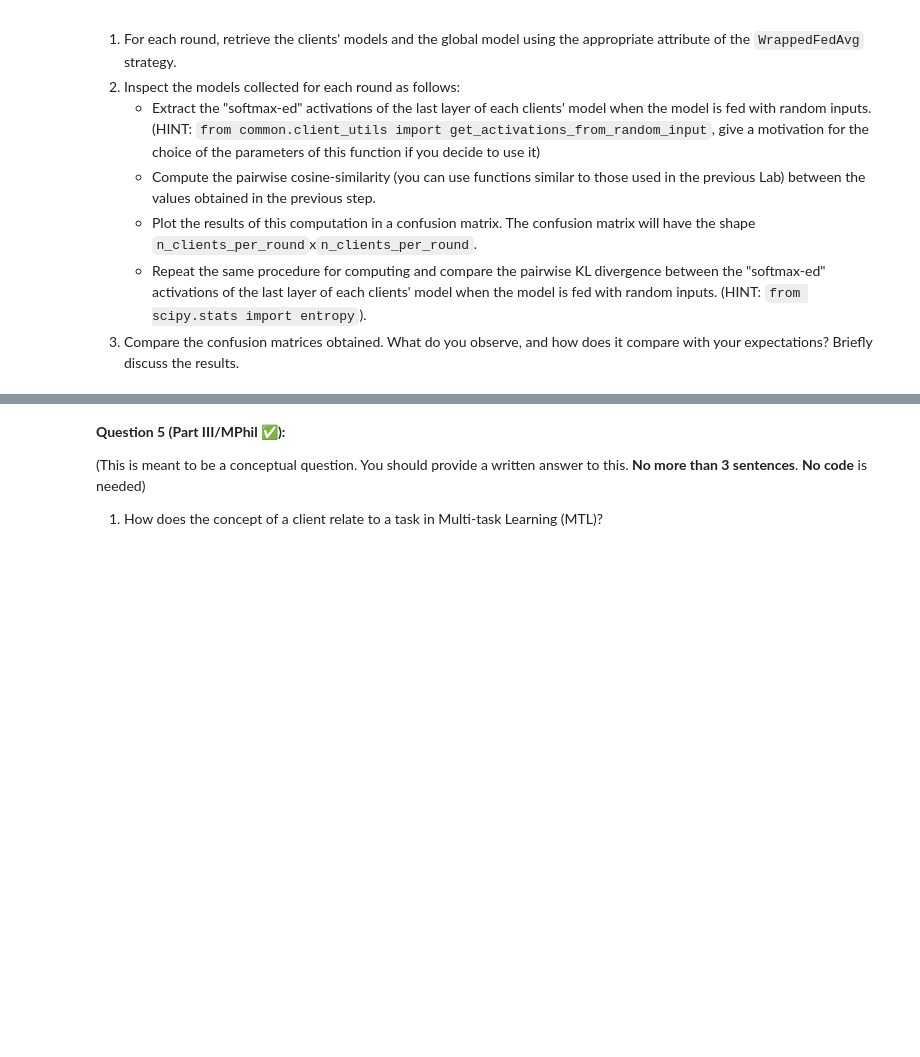
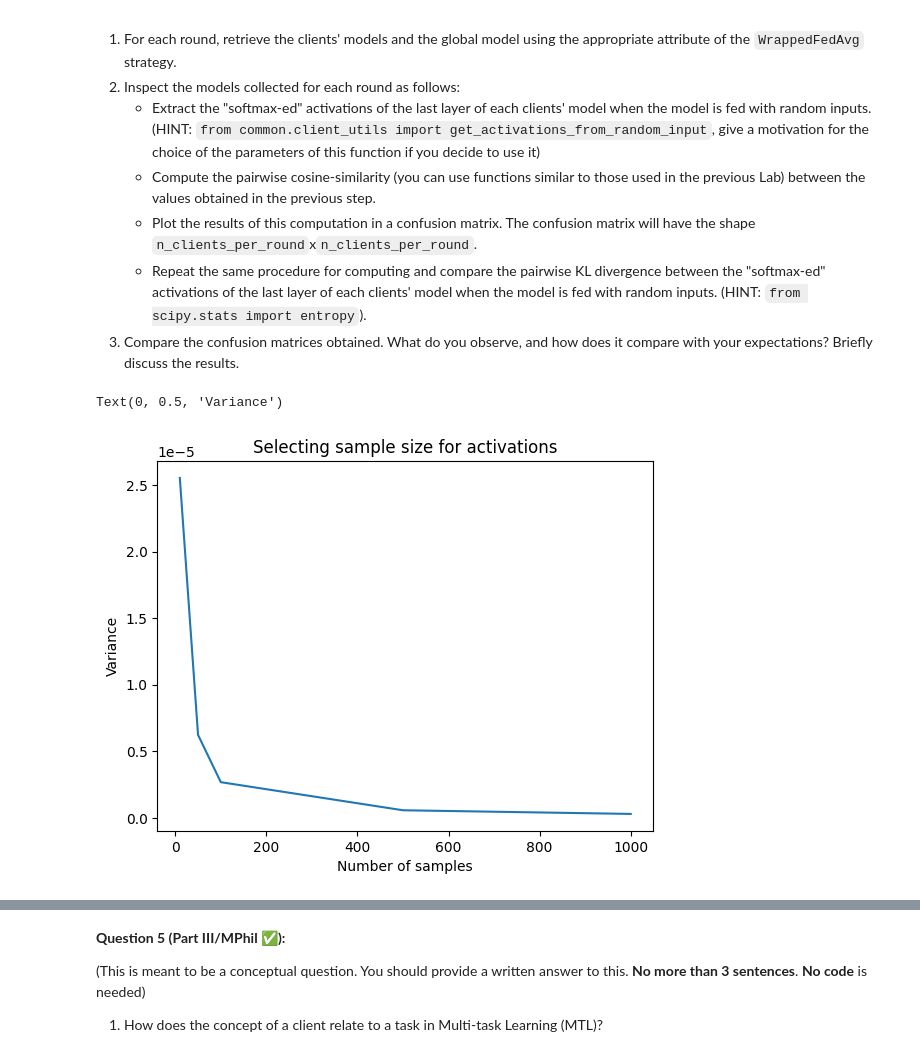
Before and after one commit to MarkHaoxiang/federated-learning, a Jupyter notebook: lab2/FL_hxl23_Lab 2.ipynb, the cells around one changed output, grey strips where cells are left out. Cells and saved outputs as stored; diff of their text form; code cells hidden in the pictures; blank space fills up the shorter version.

```diff
--- a/lab2/FL_hxl23_Lab 2.ipynb
+++ b/lab2/FL_hxl23_Lab 2.ipynb
@@ -986,3 +1018,37 @@ We will now investigate how such a partition behaves in an FL setting. In partic
    - Plot the results of this computation in a confusion matrix. The confusion matrix will have the shape `n_clients_per_round`x`n_clients_per_round`.
    - Repeat the same procedure for computing and compare the pairwise KL divergence between the "softmax-ed" activations of the last layer of each clients' model when the model is fed with random inputs. (HINT: `from scipy.stats import entropy`).
 3. Compare the confusion matrices obtained. What do you observe, and how does it compare with your expectations? Briefly discuss the results.
+# %%
+from common.client_utils import get_activations_from_random_input, set_model_parameters
+from scipy.stats import entropy
+from matplotlib import cm
+
+# Choice of Parameters
+test_net = network_generator_cnn()
+test_model = params[1][1]
+net = set_model_parameters(test_net, test_model)
+
+variances = []
+n_samples = [10, 50, 100, 500, 1000]
+for n in n_samples:
+    activation_results = []
+    for i in range(100):
+        activations = get_activations_from_random_input(
+            net=net,
+            device=get_device(),
+            n_samples=n,
+            seed = i
+        )
+        activation_results.append(activations)
+    activation_results = np.array(activation_results)
+    variance = np.var(activation_results, axis=0).mean()
+    variances.append(variance)
+
+fig, ax = plt.subplots()
+ax.plot(n_samples, variances)
+ax.set_title("Selecting sample size for activations")
+ax.set_xlabel("Number of samples")
+ax.set_ylabel("Variance")
+# %% [output]
+Text(0, 0.5, 'Variance')
+[figure, added]
```
Also changed, not shown: parts of 31 cells of this notebook.
